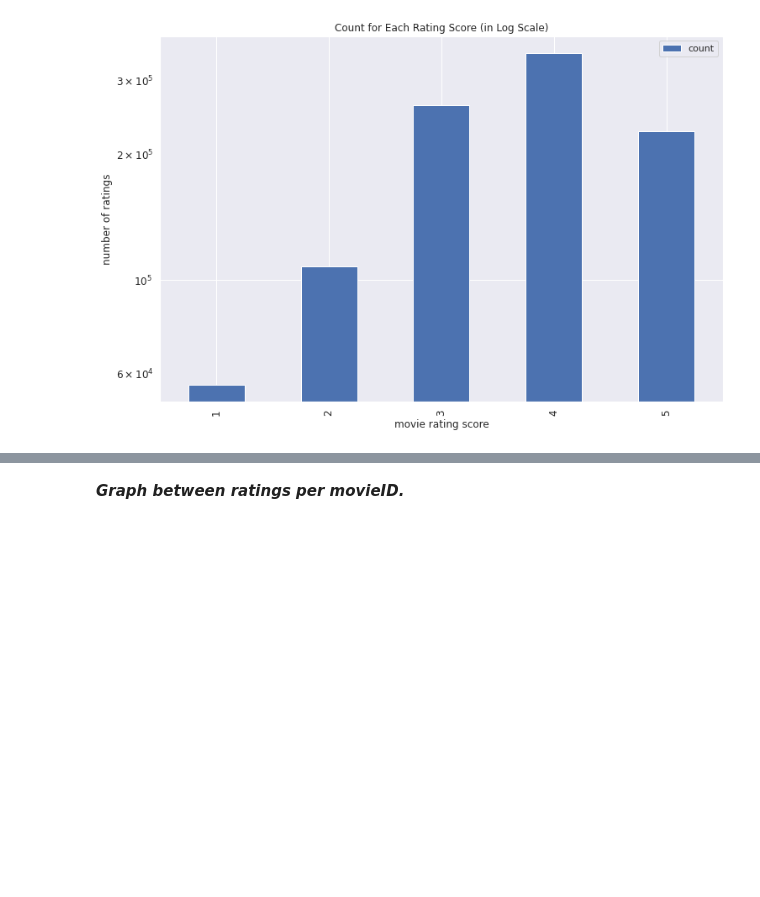
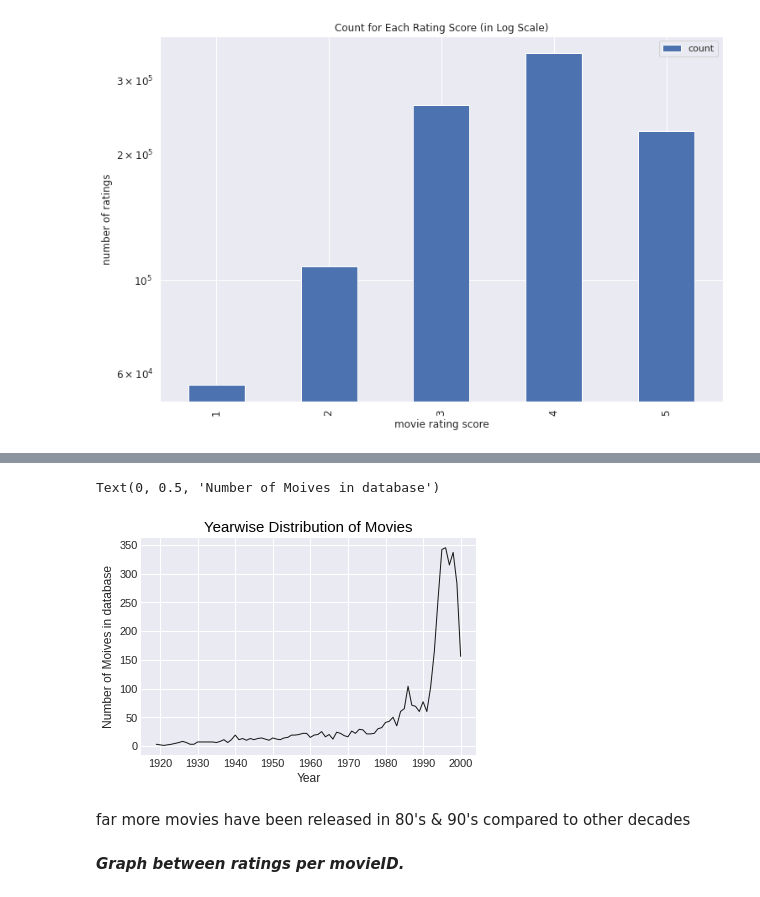
Before and after one commit to avyaktawrat/Evaluat-inator, a Jupyter notebook: Exploratory_Data_Analysis_(EDA).ipynb, the cells around one changed output, grey strips where cells are left out. Drawn from its saved outputs; the diff is of its cells as text; code cells hidden in the pictures; blank space fills up the shorter version.

```diff
--- a/Exploratory_Data_Analysis_(EDA).ipynb
+++ b/Exploratory_Data_Analysis_(EDA).ipynb
@@ -133,0 +146,4 @@ Text(0, 0.5, 'number of ratings')
+# %%
+#counting number of movies in a given year
+df_movies_cnt_year = pd.DataFrame(data=year_release, columns=['Year']).groupby('Year').size()
+df_movies_cnt_year
@@ -134,3 +164,16 @@ Text(0, 0.5, 'number of ratings')
+# %%
+plt.style.use('seaborn-darkgrid')
+
+plt.plot(df_movies_cnt_year.index, df_movies_cnt_year, marker='', color='black', linewidth=1, alpha=0.9)
+
+plt.title("Yearwise Distribution of Movies", fontsize=15, color='black')
+plt.xlabel("Year")
+plt.ylabel("Number of Moives in database")
+# %% [output]
+Text(0, 0.5, 'Number of Moives in database')
+[figure, added]
+# %% [markdown]
+ far more movies have been released in 80's & 90's compared to other decades
 # %% [markdown]
 ***Graph between ratings per movieID.***
 # %%
```
Also changed, not shown: parts of 9 cells of this notebook.
